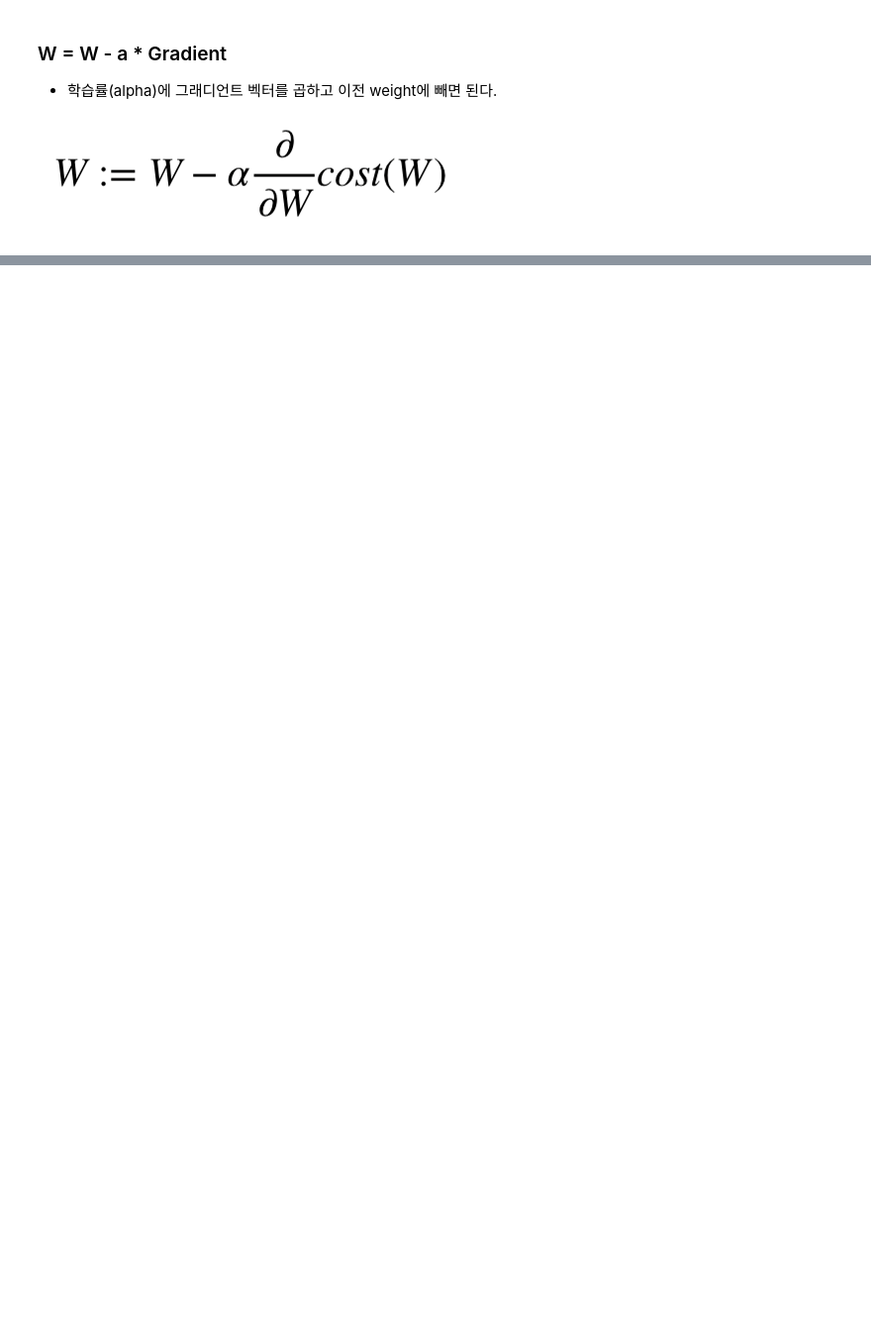
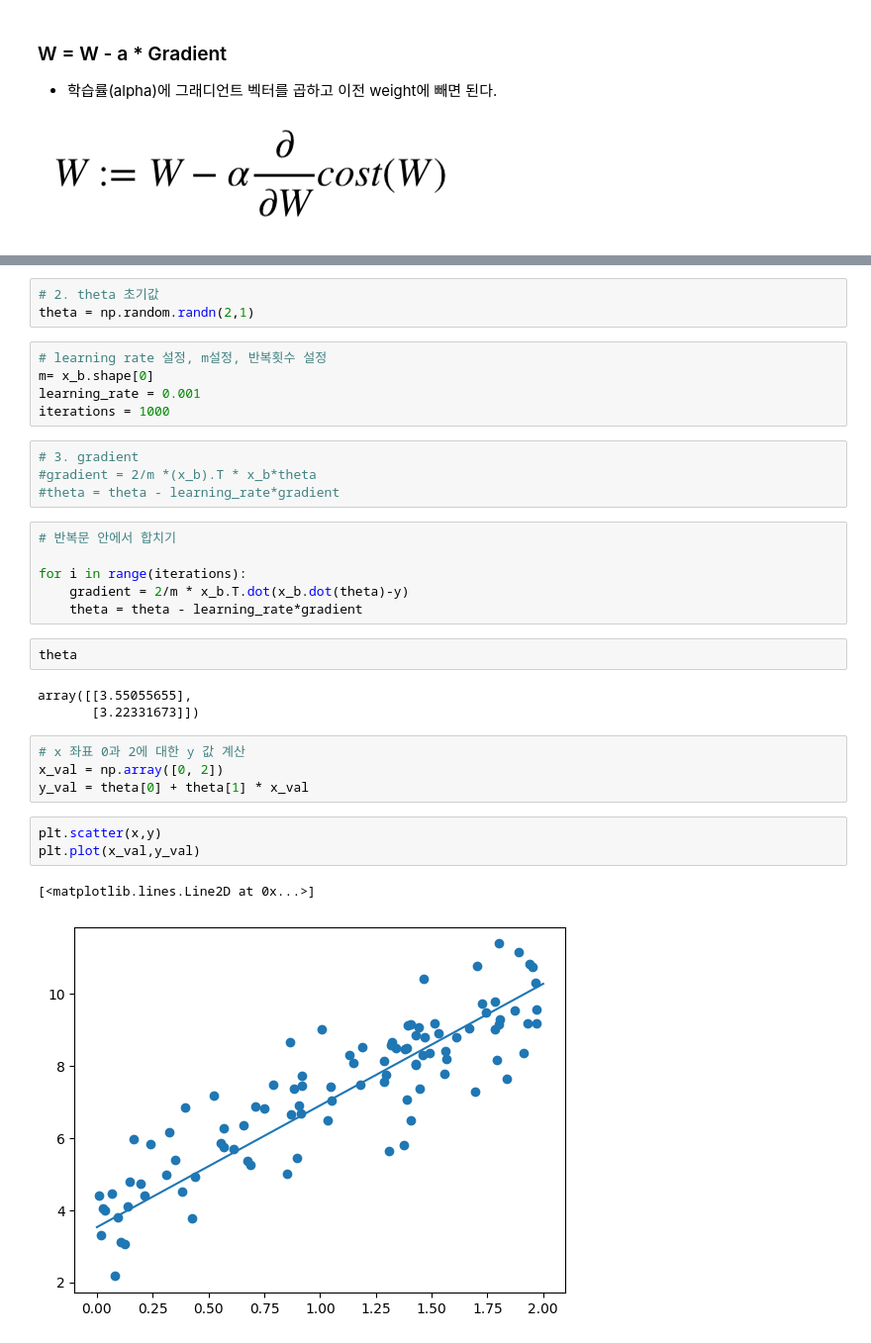
Before and after one commit to hajonghyun/inflearn_ML_from_the_foundation, a Jupyter notebook: 4_Linear_Regression.ipynb, the cells around one changed output, grey strips where cells are left out. Shown at 99% size. Saved outputs shown, nothing was run; the diff lists cells and outputs as text; blank space fills up the shorter version.

```diff
--- a/4_Linear_Regression.ipynb
+++ b/4_Linear_Regression.ipynb
@@ -582,0 +589,33 @@ import
+# %%
+# 2. theta 초기값
+theta = np.random.randn(2,1)
+# %%
+# learning rate 설정, m설정, 반복횟수 설정
+m= x_b.shape[0]
+learning_rate = 0.001
+iterations = 1000
+# %%
+# 3. gradient
+#gradient = 2/m *(x_b).T * x_b*theta
+#theta = theta - learning_rate*gradient
+# %%
+# 반복문 안에서 합치기
+
+for i in range(iterations):
+    gradient = 2/m * x_b.T.dot(x_b.dot(theta)-y)
+    theta = theta - learning_rate*gradient
+# %%
+theta
+# %% [output]
+array([[3.55055655],
+       [3.22331673]])
+# %%
+# x 좌표 0과 2에 대한 y 값 계산
+x_val = np.array([0, 2])
+y_val = theta[0] + theta[1] * x_val
+# %%
+plt.scatter(x,y)
+plt.plot(x_val,y_val)
+# %% [output]
+[<matplotlib.lines.Line2D at 0x...>]
+[figure, added]
```
Also changed, not shown: parts of 14 cells of this notebook.
